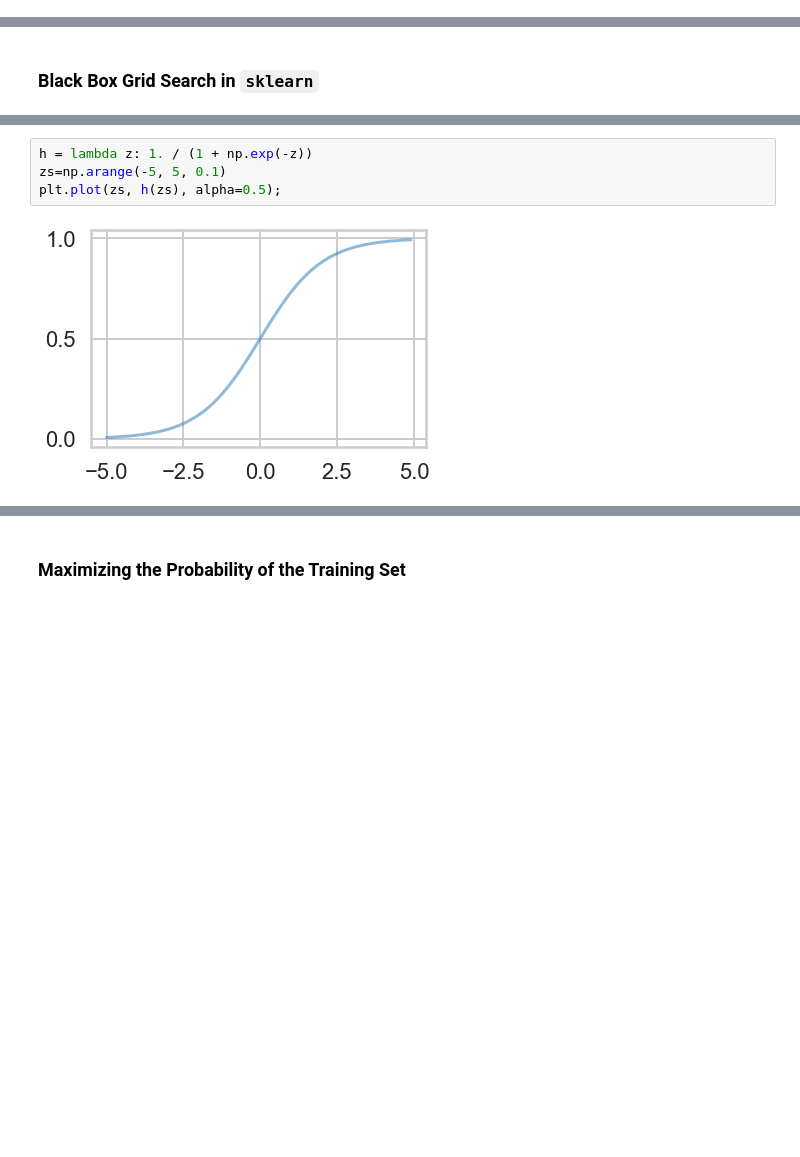
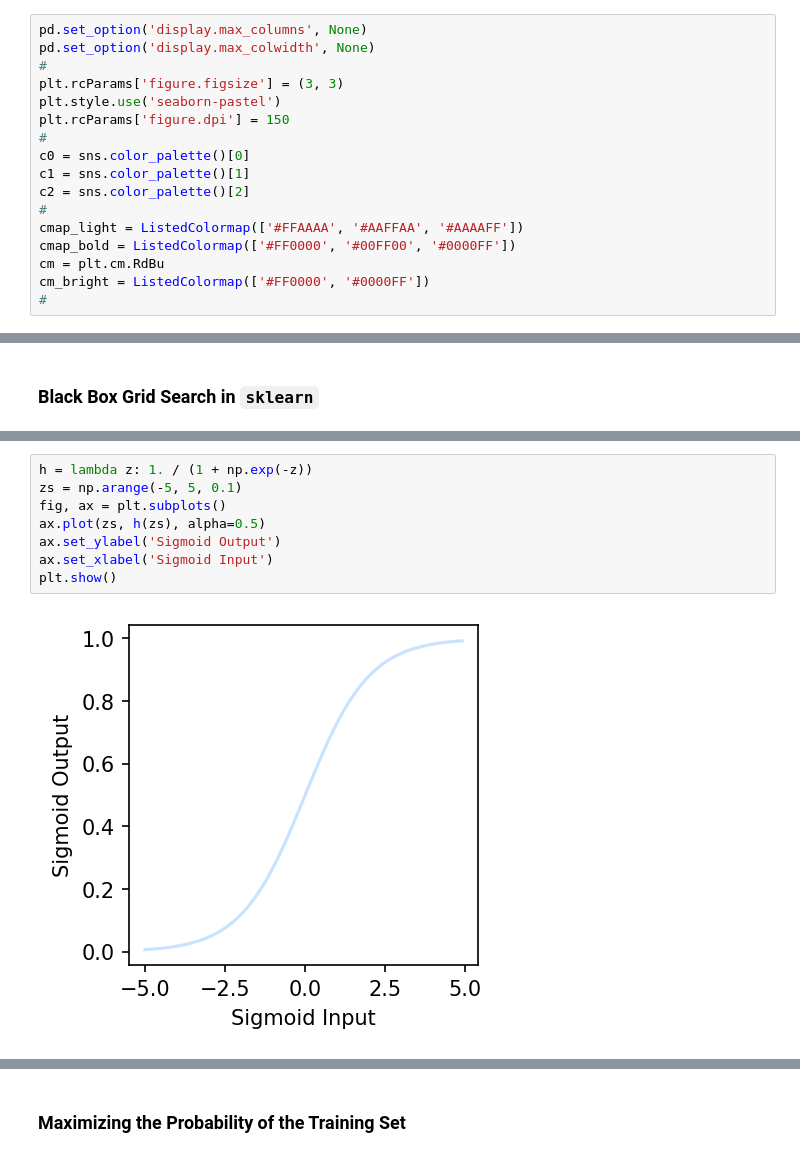
Before and after one commit to springboard-curriculum/dsc, a Jupyter notebook: Unit 14 - Supervised Learning/14.2 Logistic Regression Case Study/Logistic Regression Advanced Case Study.ipynb, the cells around one changed output, grey strips where cells are left out. Drawn from its saved outputs; the diff is of its cells as text; blank space fills up the shorter version.

```diff
--- a/Unit 14 - Supervised Learning/14.2 Logistic Regression Case Study/Logistic Regression Advanced Case Study.ipynb
+++ b/Unit 14 - Supervised Learning/14.2 Logistic Regression Case Study/Logistic Regression Advanced Case Study.ipynb
@@ -166,0 +126,17 @@ print(accuracy_score(clf.predict(Xtestlr), ytestlr))
+# %%
+pd.set_option('display.max_columns', None)
+pd.set_option('display.max_colwidth', None)
+#
+plt.rcParams['figure.figsize'] = (3, 3)
+plt.style.use('seaborn-pastel')
+plt.rcParams['figure.dpi'] = 150
+#
+c0 = sns.color_palette()[0]
+c1 = sns.color_palette()[1]
+c2 = sns.color_palette()[2]
+#
+cmap_light = ListedColormap(['#FFAAAA', '#AAFFAA', '#AAAAFF'])
+cmap_bold = ListedColormap(['#FF0000', '#00FF00', '#0000FF'])
+cm = plt.cm.RdBu
+cm_bright = ListedColormap(['#FF0000', '#0000FF'])
+#
@@ -315,8 +1306,12 @@ Notice that at $z=0$ this function has the value 0.5. If $z > 0$, $h > 0.5$ and
 This function is plotted below:
 # %%
 h = lambda z: 1. / (1 + np.exp(-z))
-zs=np.arange(-5, 5, 0.1)
-plt.plot(zs, h(zs), alpha=0.5);
+zs = np.arange(-5, 5, 0.1)
+fig, ax = plt.subplots()
+ax.plot(zs, h(zs), alpha=0.5)
+ax.set_ylabel('Sigmoid Output')
+ax.set_xlabel('Sigmoid Input')
+plt.show()
 # %% [output]
-[figure, old version]
+[figure, new version]
 # %% [markdown]
```
Also changed, not shown: parts of 182 cells of this notebook, 4 other files.
